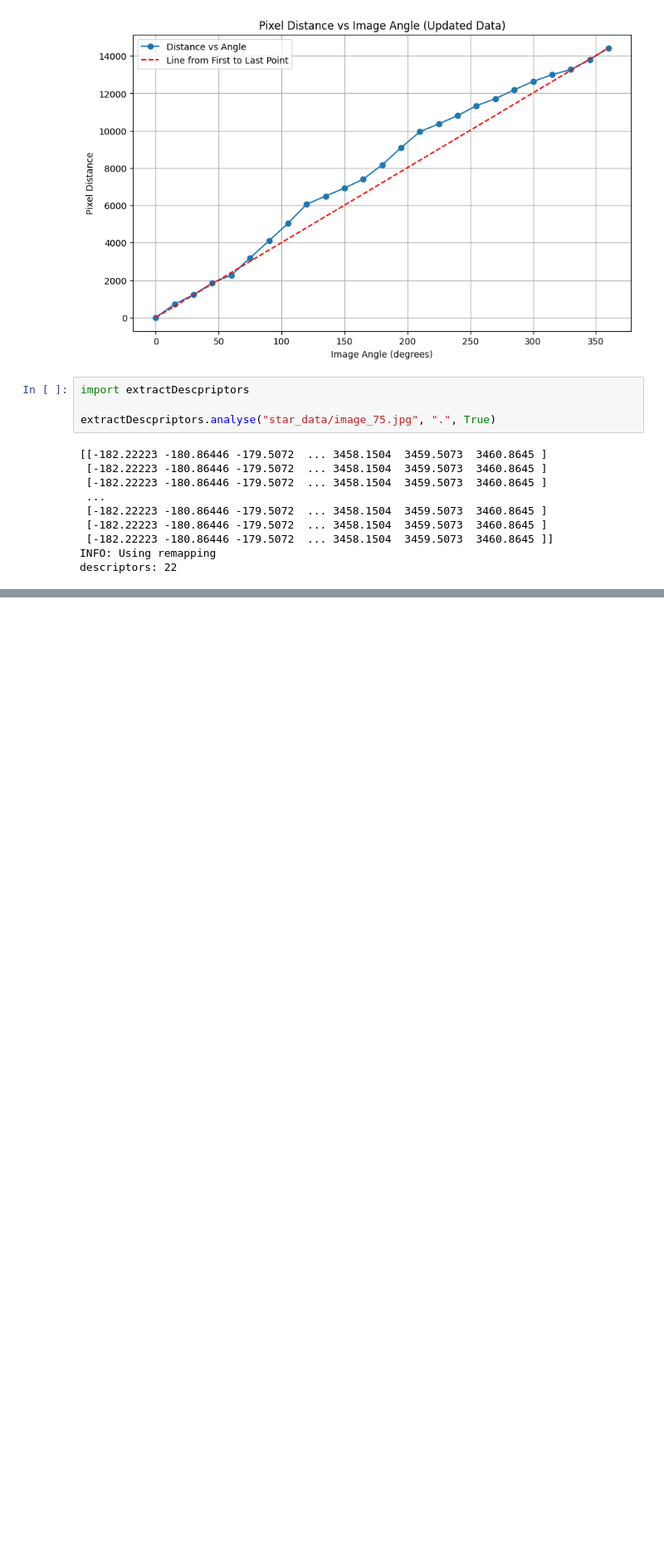
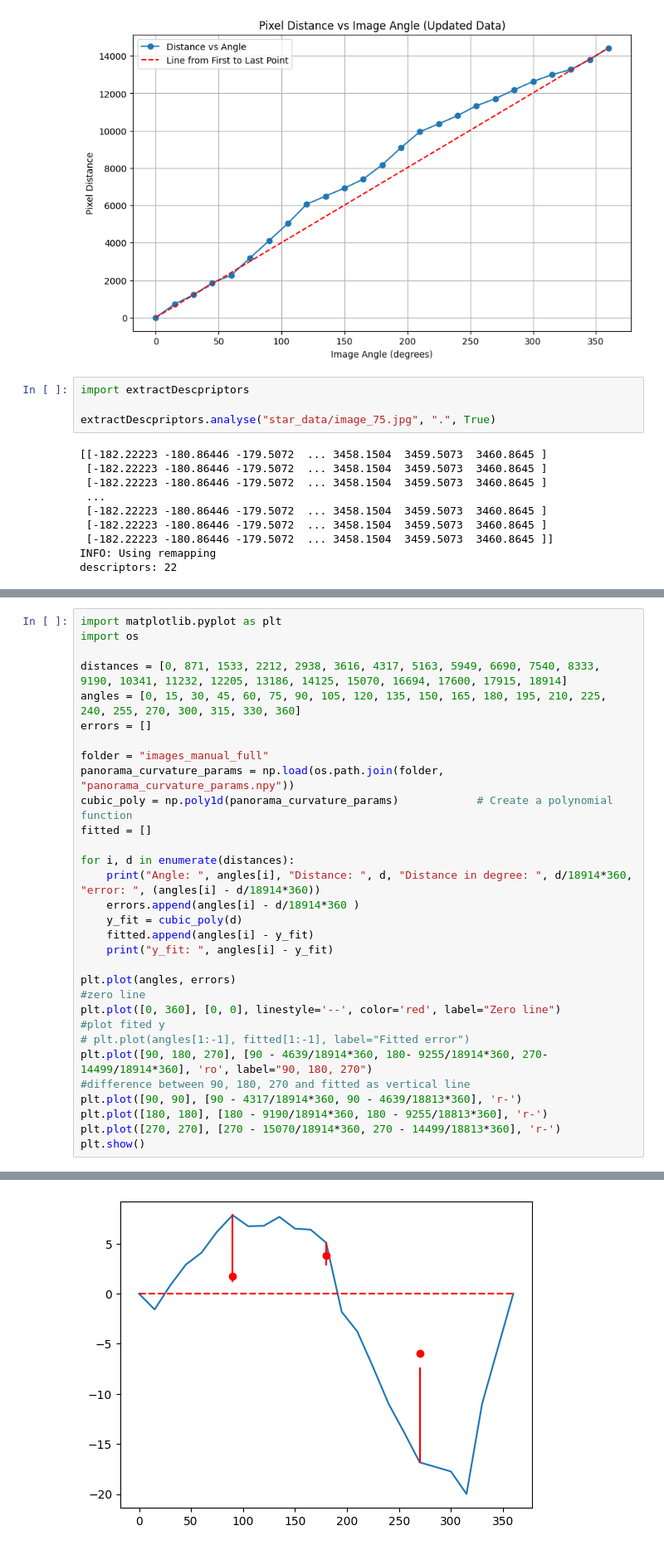
Before and after one commit to NickiBroichhausen/starmapper, a Jupyter notebook: image-analyzer.ipynb, the cells around one changed output, grey strips where cells are left out. Shown at 83% size. Saved outputs shown, nothing was run; the diff lists cells and outputs as text; blank space fills up the shorter version.

```diff
--- a/image-analyzer.ipynb
+++ b/image-analyzer.ipynb
@@ -134,0 +165,32 @@ plt.show()
+# %%
+import matplotlib.pyplot as plt
+import os
+
+distances = [0, 871, 1533, 2212, 2938, 3616, 4317, 5163, 5949, 6690, 7540, 8333, 9190, 10341, 11232, 12205, 13186, 14125, 15070, 16694, 17600, 17915, 18914]
+angles = [0, 15, 30, 45, 60, 75, 90, 105, 120, 135, 150, 165, 180, 195, 210, 225, 240, 255, 270, 300, 315, 330, 360]
+errors = []
+
+folder = "images_manual_full"
+panorama_curvature_params = np.load(os.path.join(folder, "panorama_curvature_params.npy"))
+cubic_poly = np.poly1d(panorama_curvature_params)            # Create a polynomial function
+fitted = []
+
+for i, d in enumerate(distances):
+    print("Angle: ", angles[i], "Distance: ", d, "Distance in degree: ", d/18914*360, "error: ", (angles[i] - d/18914*360))
+    errors.append(angles[i] - d/18914*360 )
+    y_fit = cubic_poly(d)
+    fitted.append(angles[i] - y_fit)
+    print("y_fit: ", angles[i] - y_fit)
+
+plt.plot(angles, errors)
+#zero line
+plt.plot([0, 360], [0, 0], linestyle='--', color='red', label="Zero line")
+#plot fited y
+# plt.plot(angles[1:-1], fitted[1:-1], label="Fitted error")
+plt.plot([90, 180, 270], [90 - 4639/18914*360, 180- 9255/18914*360, 270- 14499/18914*360], 'ro', label="90, 180, 270")
+#difference between 90, 180, 270 and fitted as vertical line
+plt.plot([90, 90], [90 - 4317/18914*360, 90 - 4639/18813*360], 'r-')
+plt.plot([180, 180], [180 - 9190/18914*360, 180 - 9255/18813*360], 'r-')
+plt.plot([270, 270], [270 - 15070/18914*360, 270 - 14499/18813*360], 'r-')
+plt.show()
+# %% [output]
@@ -134,0 +214 @@ plt.show()
+[figure, added]
```
Also changed, not shown: parts of 17 cells of this notebook, 2 other files.
